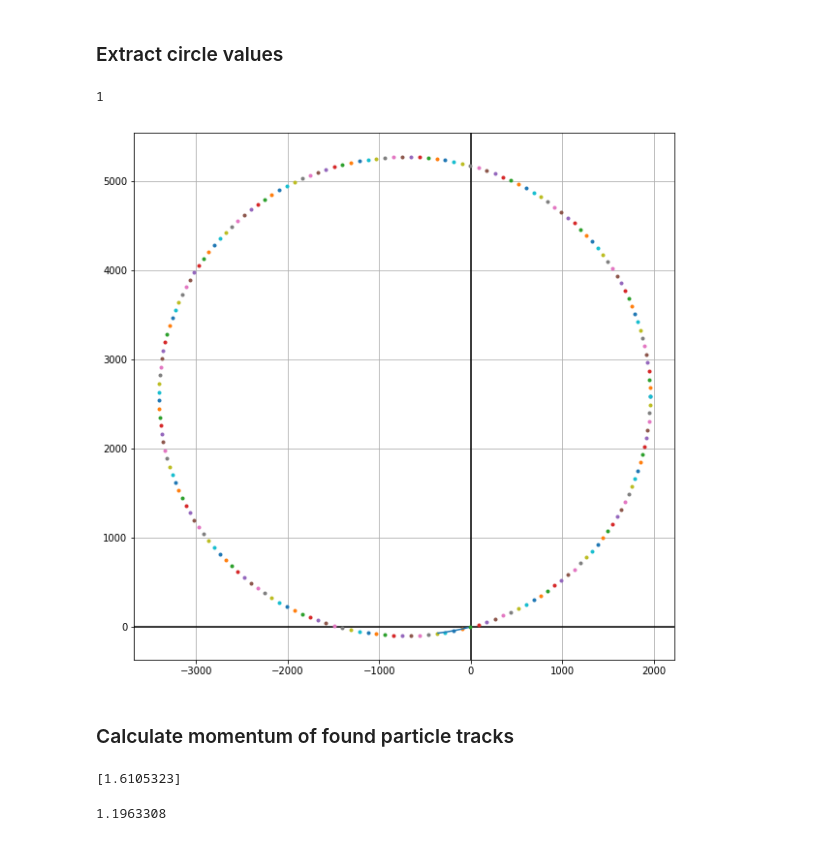
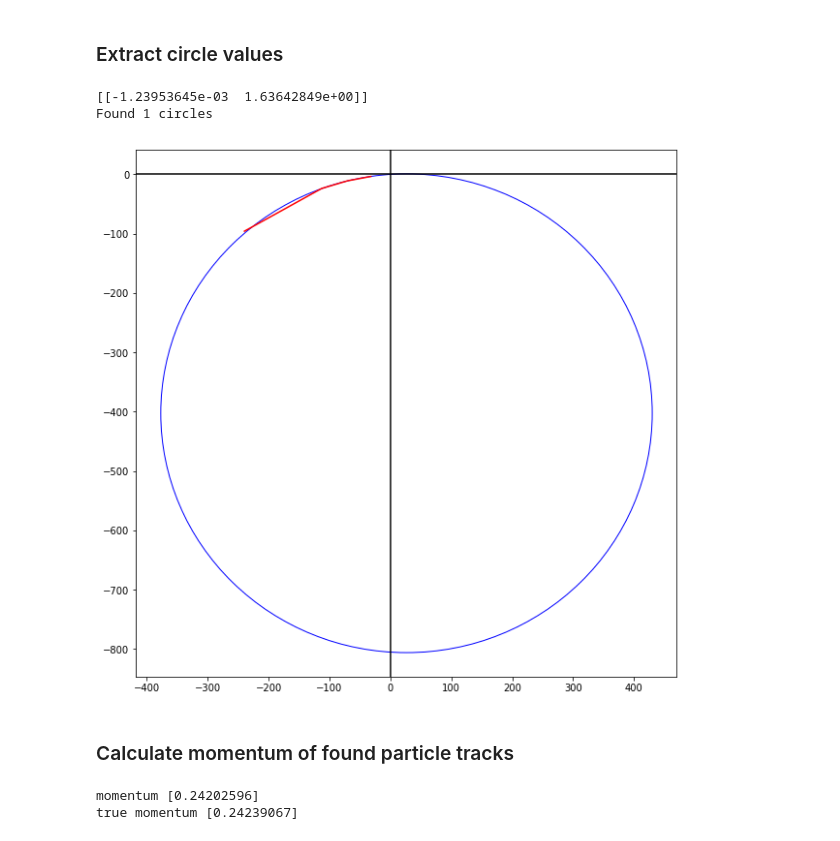
Before and after one commit to MaxHolmberg96/track-estimation-ML, a Jupyter notebook: houghTransform.ipynb, the cells around one changed output. Drawn from its saved outputs; the diff is of its cells as text; code cells hidden in the pictures.

```diff
--- a/houghTransform.ipynb
+++ b/houghTransform.ipynb
@@ -173,0 +158,18 @@ print(accumulator[maxIndex[0], maxIndex[1]])
+# %%
+#visualizeHoughSpace3D(accumulator, minRho, maxRho, minTheta, maxTheta, nrBinsRho, nrBinsTheta)
+threshhold = averageNumberHits - 1 # Super dependent on this
+maxPoints = findMaxValues(accumulator, nrBinsRho, nrBinsTheta, threshhold)
+# Check if maxPoints have the same value and are next to each other
+'''for i in range(len(maxPoints)):
+    for j in range(i, len(maxPoints)):
+        if i >= len(maxPoints) or j >= len(maxPoints):
+            continue
+        # If rho index is within 1 and theta index is within 1
+        if abs(maxPoints[i][0] - maxPoints[j][0]) <= 1 and abs(maxPoints[i][1] - maxPoints[j][1]) <= 1:
+            maxPoints.pop(i)'''
+
+
+if len(maxPoints) == 0:
+    maxIndex = np.unravel_index(np.argmax(accumulator), accumulator.shape)
+    maxPoints = [maxIndex]
+print("Found", len(maxPoints), "lines")
@@ -174,6 +178,8 @@ print(accumulator[maxIndex[0], maxIndex[1]])
 # %%
 maxRhos, maxThetas = extractRhoAndTheta(maxPoints, thetas, minRho, maxRho, nrBinsRho)
-maxRhos = maxRhos + 10**-5
+for i in range(len(maxRhos)):
+    if maxRhos[i] == 0:
+        maxRhos[i] = 10**-5
 # %% [markdown]
 ### Create lines from the rho and theta values
 # %%
@@ -224,47 +231,47 @@ print(maxThetas)
 # %%
 # lines here is just [[rho, theta], ...]
 lines = np.dstack((maxRhos, maxThetas))[0]
+print(lines)
 circles = inverseConformalMapping(lines)
 #print(circles)
-print(len(circles))
+print("Found", len(circles), "circles")
 # %% [output]
-1
+[[-1.23953645e-03  1.63642849e+00]]
+Found 1 circles
 # %%
 plt.figure(figsize=(10,10))
 ax = plt.axes()
-ax.grid(True, which='both')
+#ax.grid(True, which='both')
 ax.axhline(y=0, color='k')
 ax.axvline(x=0, color='k')
 zoom = 2000
 #ax.set_xlim(-zoom, zoom)
 #ax.set_ylim(-zoom, zoom)
 for circle in circles:
-    if circle[0] == -1 and circle[1] == -1 and circle[2] == -1:
-        continue
-    yCircle = []
-    for t in np.linspace(0, pi * 2, 180):
-        yCircle.append(circleFunction(circle[0], circle[1], circle[2], t))
+    #yCircle = []
+    #for t in np.linspace(0, pi * 2, 180):
+    #    yCircle.append(circleFunction(circle[0], circle[1], circle[2], t))
 
-    for circlePoint in yCircle:
-        ax.plot(circlePoint[0], circlePoint[1], '.')
-
+    #for circlePoint in yCircle:
+    #    plt.plot(circlePoint[0], circlePoint[1], '.')
+    circle = plt.Circle((circle[0], circle[1]), circle[2], color="b", fill=False)
+    ax.add_patch(circle)
 
 
 # Separate the tracks
 #tracks = selected_truth.particle_id.unique()[1::500]
 for track in tracks:
     # A value of 0 means that the hit did not originate
     # from a reconstructible particle, but e.g. from detector noise.
     if track == 0:
         continue
     t = selected_truth[selected_truth.particle_id == track]
-    ax.plot(t.tx, t.ty)
-
+    ax.plot(t.tx, t.ty, 'r')
 
 plt.savefig("reconstruct.png")
 plt.show()
 # %% [output]
-[figure, old version]
+[figure, new version]
 # %% [markdown]
 ### Calculate momentum of found particle tracks
 # %%
@@ -279,18 +287,26 @@ for circle in circles:
-# %%
-print(momentum)
-# %% [output]
-[1.6105323]
 # %%
+trueMomentum = np.array([])
 for track in tracks:
     # A value of 0 means that the hit did not originate
     # from a reconstructible particle, but e.g. from detector noise.
     if track == 0:
         continue
     t = selected_truth[selected_truth.particle_id == track]
-    # Seems that whichever index I pick it has the same momentum (I belive it makes sense)
-    px = t['tpx'].iloc[0]
-    py = t['tpy'].iloc[0]
-    pz = t['tpz'].iloc[0]
-    print(np.linalg.norm(np.array([px, py])))
+    #px = np.array([t['tpx'].iloc[0], t['tpx'].iloc[len(t['tpx']) - 1]]).mean()
+    #py = np.array([t['tpy'].iloc[0], t['tpy'].iloc[len(t['tpy']) - 1]]).mean()
+    px = t['tpx'].mean()
+    py = t['tpy'].mean()
+    trueMomentum = np.append(trueMomentum, np.sqrt(px**2 + py**2))
-# %% [output]
-1.1963308
+# %%
+absDist = abs(len(momentum) - len(trueMomentum))
+if len(momentum) > len(trueMomentum):
+    for i in range(absDist):
+        trueMomentum = np.append(trueMomentum, 0)
+if len(trueMomentum) > len(momentum):
+    for i in range(absDist):
+        momentum = np.append(momentum, 0)
+print("momentum", momentum)
+print("true momentum", trueMomentum)
+# %% [output]
+momentum [0.24202596]
+true momentum [0.24239067]
```
Also changed, not shown: parts of 10 cells of this notebook, 7 other files.
